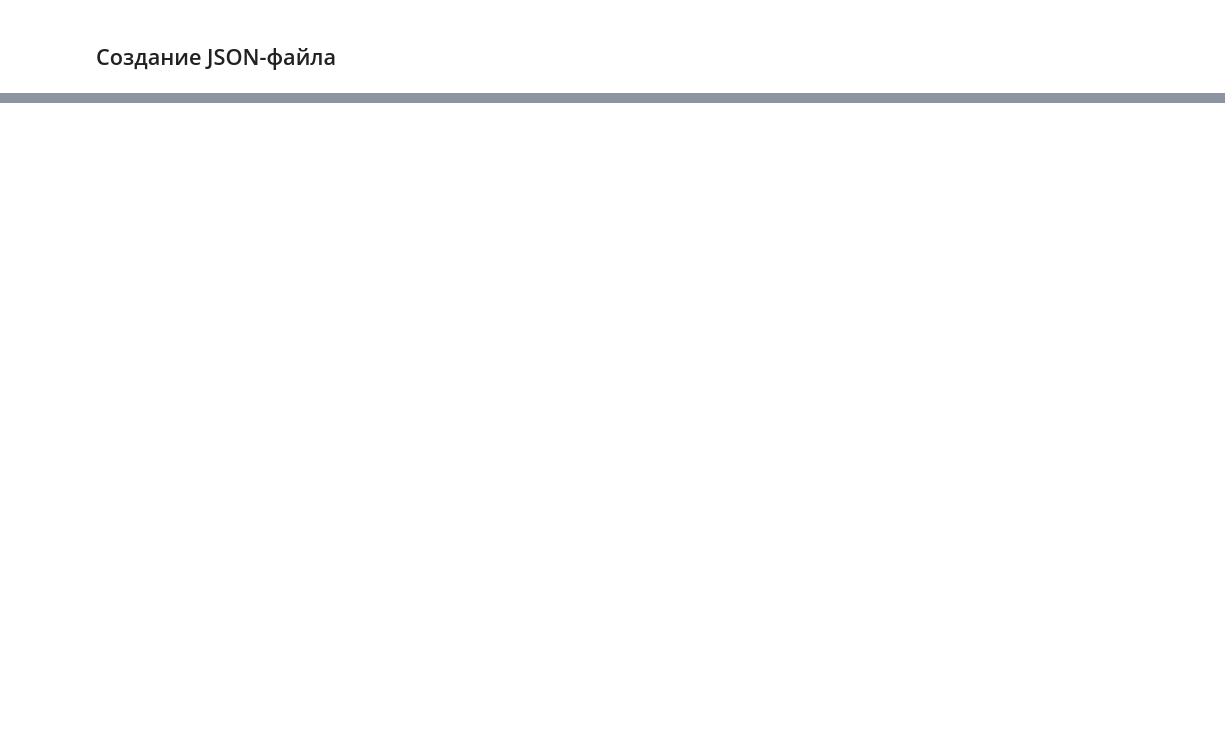
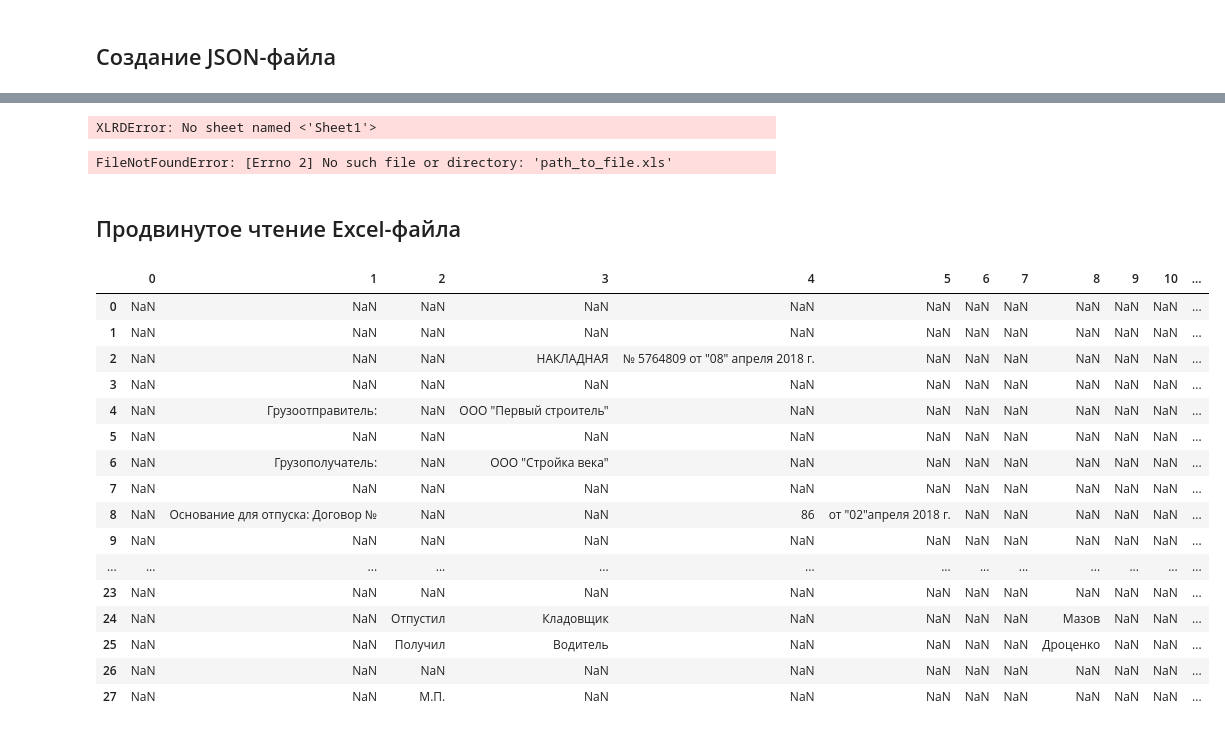
Before and after one commit to bi01/skillfactory_ds, a Jupyter notebook: Unit-3. Введение в машинное обучение/PYTHON-13.ipynb, the cells around one changed output, grey strips where cells are left out. Drawn from its saved outputs; the diff is of its cells as text; code cells hidden in the pictures; blank space fills up the shorter version.

Commit message:
Python-13,14 is complete

```diff
--- a/Unit-3. Введение в машинное обучение/PYTHON-13.ipynb
+++ b/Unit-3. Введение в машинное обучение/PYTHON-13.ipynb
@@ -412,0 +431,5 @@ Index(['asian pear', 'vidalia onion', 'sweet onion', 'dried currants',
+# %%
+pd.set_option('display.max_columns', None)
+
+data = pd.read_excel('./datasets/python-13/Fig3-1.xls', header=None)
+data
@@ -412,0 +470,6 @@ Index(['asian pear', 'vidalia onion', 'sweet onion', 'dried currants',
+# %%
+with pd.ExcelFile('./datasets/python-13/Fig3-1.xls') as xls:
+    data['Sheet1'] = pd.read_excel(xls, 'Sheet1', na_values=['NA'])
+    data['Sheet2'] = pd.read_excel(xls, 'Sheet2')
+# %% [output]
+XLRDError: No sheet named <'Sheet1'>
@@ -412,0 +480,27 @@ Index(['asian pear', 'vidalia onion', 'sweet onion', 'dried currants',
+# %%
+data = pd.read_excel('path_to_file.xls', ['Sheet1', 'Sheet2'])
+# %% [output]
+FileNotFoundError: [Errno 2] No such file or directory: 'path_to_file.xls'
+# %% [markdown]
+## Продвинутое чтение Excel-файла
+# %%
+data = pd.read_excel('http://www.econ.yale.edu/~shiller/data/Fig3-1.xls', header=None)
+data
+# %% [output]
+|  | 0 | 1 | 2 | 3 | 4 | 5 | 6 | 7 | 8 | 9 | 10 | ... |
+| 0 | NaN | NaN | NaN | NaN | NaN | NaN | NaN | NaN | NaN | NaN | NaN | ... |
+| 1 | NaN | NaN | NaN | NaN | NaN | NaN | NaN | NaN | NaN | NaN | NaN | ... |
+| 2 | NaN | NaN | NaN | НАКЛАДНАЯ | № 5764809 от "08" апреля 2018 г. | NaN | NaN | NaN | NaN | NaN | NaN | ... |
+| 3 | NaN | NaN | NaN | NaN | NaN | NaN | NaN | NaN | NaN | NaN | NaN | ... |
+| 4 | NaN | Грузоотправитель: | NaN | ООО "Первый строитель" | NaN | NaN | NaN | NaN | NaN | NaN | NaN | ... |
+| 5 | NaN | NaN | NaN | NaN | NaN | NaN | NaN | NaN | NaN | NaN | NaN | ... |
+| 6 | NaN | Грузополучатель: | NaN | ООО "Стройка века" | NaN | NaN | NaN | NaN | NaN | NaN | NaN | ... |
+| 7 | NaN | NaN | NaN | NaN | NaN | NaN | NaN | NaN | NaN | NaN | NaN | ... |
+| 8 | NaN | Основание для отпуска: Договор № | NaN | NaN | 86 | от "02"апреля 2018 г. | NaN | NaN | NaN | NaN | NaN | ... |
+| 9 | NaN | NaN | NaN | NaN | NaN | NaN | NaN | NaN | NaN | NaN | NaN | ... |
+| ... | ... | ... | ... | ... | ... | ... | ... | ... | ... | ... | ... | ... |
+| 23 | NaN | NaN | NaN | NaN | NaN | NaN | NaN | NaN | NaN | NaN | NaN | ... |
+| 24 | NaN | NaN | Отпустил | Кладовщик | NaN | NaN | NaN | NaN | Мазов | NaN | NaN | ... |
+| 25 | NaN | NaN | Получил | Водитель | NaN | NaN | NaN | NaN | Дроценко | NaN | NaN | ... |
+| 26 | NaN | NaN | NaN | NaN | NaN | NaN | NaN | NaN | NaN | NaN | NaN | ... |
+| 27 | NaN | NaN | М.П. | NaN | NaN | NaN | NaN | NaN | NaN | NaN | NaN | ... |
```
Also changed, not shown: parts of 38 cells of this notebook, 11 other files.
